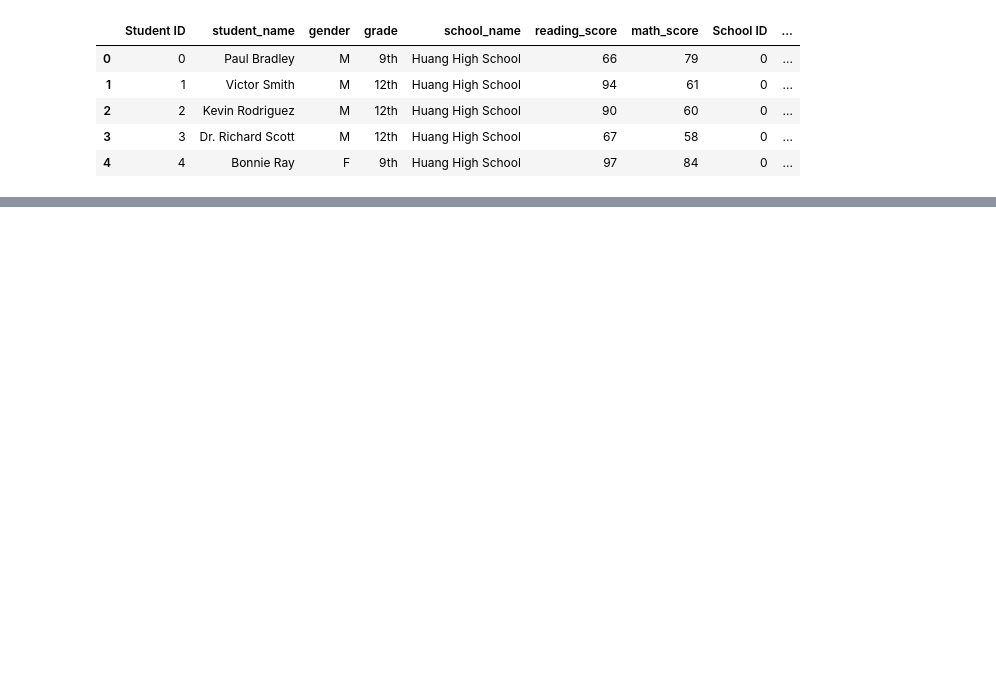
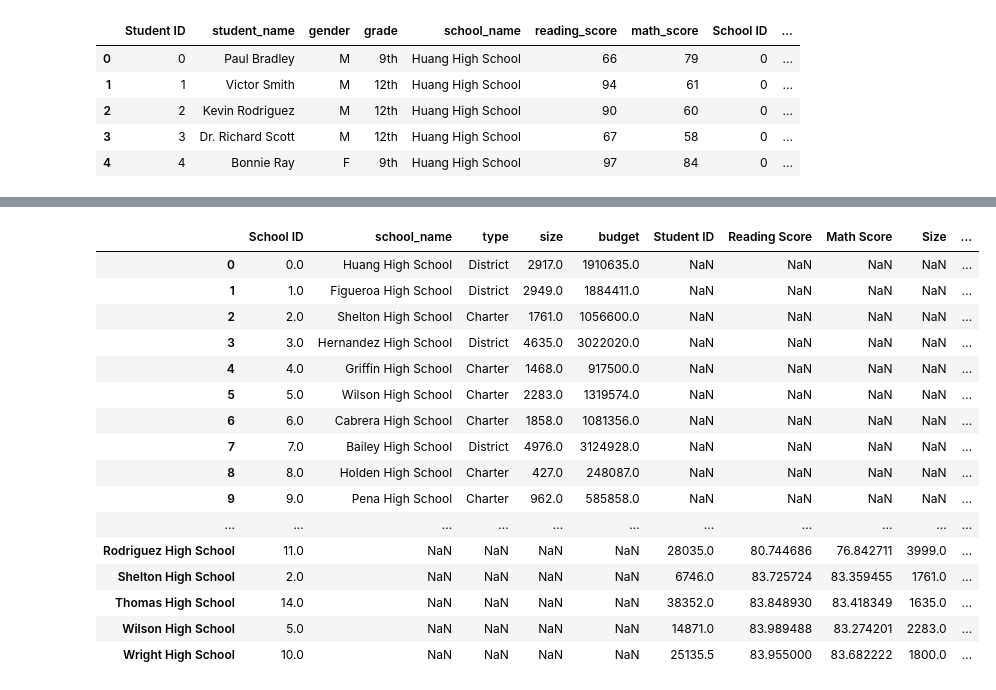
Before and after one commit to cannon-kaycee/pandas-challenge, a Jupyter notebook: PyCitySchools/PyCitySchools.ipynb, the cells around one changed output, grey strips where cells are left out. Cells and saved outputs as stored; diff of their text form; code cells hidden in the pictures; blank space fills up the shorter version.

```diff
--- a/PyCitySchools/PyCitySchools.ipynb
+++ b/PyCitySchools/PyCitySchools.ipynb
@@ -21,3 +21,9 @@ school_data_complete_df.head()
 | 2 | 2 | Kevin Rodriguez | M | 12th | Huang High School | 90 | 60 | 0 | ... |
 | 3 | 3 | Dr. Richard Scott | M | 12th | Huang High School | 67 | 58 | 0 | ... |
 | 4 | 4 | Bonnie Ray | F | 9th | Huang High School | 97 | 84 | 0 | ... |
+# %%
+renamed_df=school_data_complete_df.rename(columns={"student_name":"Student Name","gender":"Gender","grade":"Grade","school_name":"School Name","reading_score":"Reading Score","math_score":"Math Score","type":"Type","size":"Size","budget":"Budget"})
+
+school_data_renamed=renamed_df[["Student ID","Student Name","Gender","Grade","Reading Score","Math Score","School Name","School ID","Type","Size","Budget"]]
+
+school_data_renamed.head()
@@ -53,18 +112,78 @@ Name: type, Length: 39170, dtype: bool
 # %%
 #School Summary
 
 #Create an overview table that summarizes key metrics about each school, including:
 
 #School Name
+list_of_schools=school_data_renamed["School Name"].value_counts()
+
 #School Type
+
+school_type=school_data_renamed["Type"].value_counts()
+
 #Total Students
+
+total_students_school=school_data_renamed["Size"]
+
+
 #Total School Budget
+
+total_school_budget=school_data_renamed["Budget"]
+
+
 #Per Student Budget
+
+per_student_budget=total_school_budget/total_students_school
+
+
+
 #Average Math Score
+
+#avg_math_school=
+
 #Average Reading Score
 #% Passing Math (The percentage of students that passed math.)
 #% Passing Reading (The percentage of students that passed reading.)
 #% Overall Passing (The percentage of students that passed math and reading.)
+
+
+#school_summary_df=school_data_renamed.groupby([list_of_schools])
+
+#school_summary_df.head(20)
+
+
+#school_summary_df=pd.DataFrame({"School":list_of_schools,
+                                      #"Type":school_type,
+                                      #"Students":total_students_school})
+
+#school_summary_df
+
+
+school_summary_df=school_data_renamed.groupby(["School Name"])
+school_summary_df=school_data_renamed.groupby(["School Name"]).mean()
+school_summary_df
+
+school_summary_2_df = school_data.append(school_summary_df, ignore_index=False)
+#school_summary_2_df = school_data.append(school_summary_df)
+school_summary_2_df
+# %% [output]
+|  | School ID | school_name | type | size | budget | Student ID | Reading Score | Math Score | Size | ... |
+| 0 | 0.0 | Huang High School | District | 2917.0 | 1910635.0 | NaN | NaN | NaN | NaN | ... |
+| 1 | 1.0 | Figueroa High School | District | 2949.0 | 1884411.0 | NaN | NaN | NaN | NaN | ... |
+| 2 | 2.0 | Shelton High School | Charter | 1761.0 | 1056600.0 | NaN | NaN | NaN | NaN | ... |
+| 3 | 3.0 | Hernandez High School | District | 4635.0 | 3022020.0 | NaN | NaN | NaN | NaN | ... |
+| 4 | 4.0 | Griffin High School | Charter | 1468.0 | 917500.0 | NaN | NaN | NaN | NaN | ... |
+| 5 | 5.0 | Wilson High School | Charter | 2283.0 | 1319574.0 | NaN | NaN | NaN | NaN | ... |
+| 6 | 6.0 | Cabrera High School | Charter | 1858.0 | 1081356.0 | NaN | NaN | NaN | NaN | ... |
+| 7 | 7.0 | Bailey High School | District | 4976.0 | 3124928.0 | NaN | NaN | NaN | NaN | ... |
+| 8 | 8.0 | Holden High School | Charter | 427.0 | 248087.0 | NaN | NaN | NaN | NaN | ... |
+| 9 | 9.0 | Pena High School | Charter | 962.0 | 585858.0 | NaN | NaN | NaN | NaN | ... |
+| ... | ... | ... | ... | ... | ... | ... | ... | ... | ... | ... |
+| Rodriguez High School | 11.0 | NaN | NaN | NaN | NaN | 28035.0 | 80.744686 | 76.842711 | 3999.0 | ... |
+| Shelton High School | 2.0 | NaN | NaN | NaN | NaN | 6746.0 | 83.725724 | 83.359455 | 1761.0 | ... |
+| Thomas High School | 14.0 | NaN | NaN | NaN | NaN | 38352.0 | 83.848930 | 83.418349 | 1635.0 | ... |
+| Wilson High School | 5.0 | NaN | NaN | NaN | NaN | 14871.0 | 83.989488 | 83.274201 | 2283.0 | ... |
+| Wright High School | 10.0 | NaN | NaN | NaN | NaN | 25135.5 | 83.955000 | 83.682222 | 1800.0 | ... |
 # %%
 #Top Performing Schools (By % Overall Passing)
 
```
Also changed, not shown: parts of 3 cells of this notebook, 1 other file.
